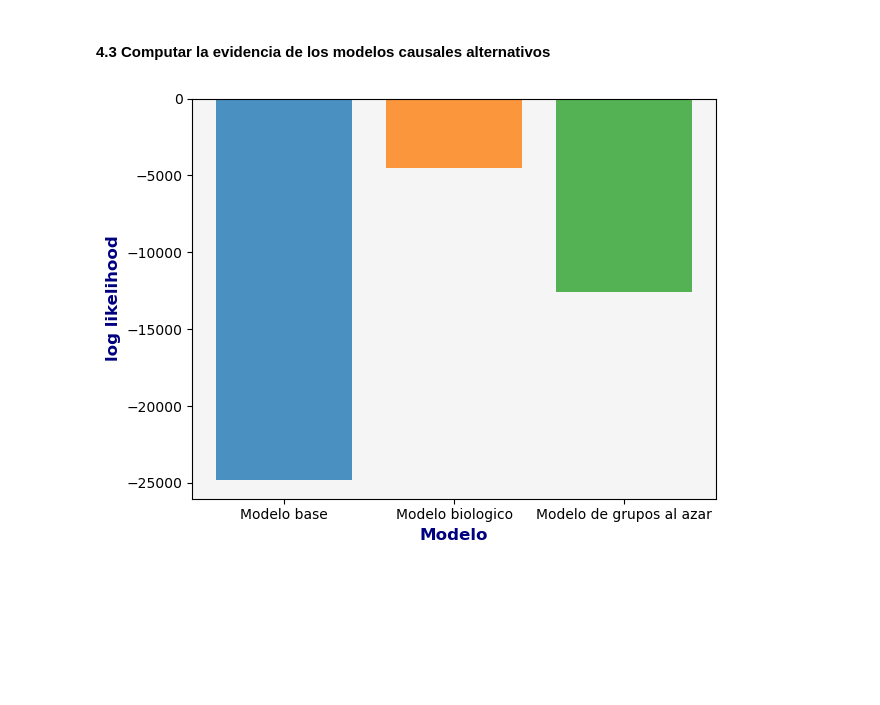
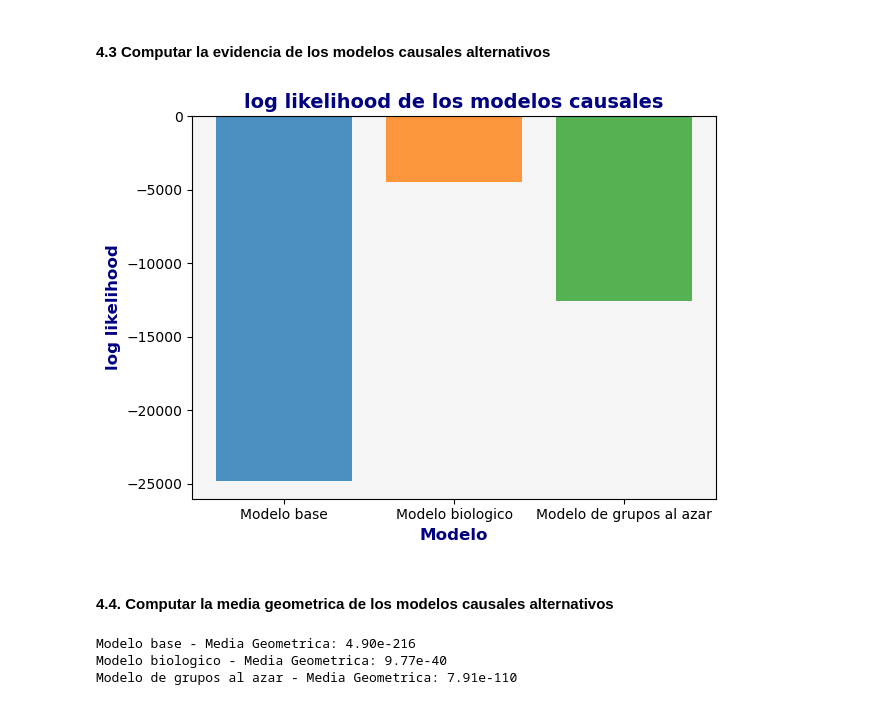
Before and after one commit to DamianPiuselli/Inferencia-Bayesiana-Causal, a Jupyter notebook: practica2/practica2.ipynb, the cells around one changed output. Cells and saved outputs as stored; diff of their text form; code cells hidden in the pictures; blank space fills up the shorter version.

```diff
--- a/practica2/practica2.ipynb
+++ b/practica2/practica2.ipynb
@@ -681,17 +681,31 @@ X2 = np.hstack([data["altura_madre"].values.reshape(-1, 1), grupos])
 # %%
 fig, ax = plt.subplots()
 
 _legend = ["Modelo base", "Modelo biologico", "Modelo de grupos al azar"]
 ax.set_xlabel("Modelo")
 ax.set_xticks(range(len(_legend)))
 ax.set_xticklabels(_legend)
 ax.set_ylabel("log likelihood")
+ax.set_title("log likelihood de los modelos causales")
 
-
+log_evidence_mj = []
 for i, X in enumerate([X0, X1, X2]):
     # alpha "chico" -> prior poco informatico
     # beta "grande" -> ruido en el observable bajo.
     log_evidence_i = log_evidence(y, X, 1e-6, 25)
+    log_evidence_mj.append(log_evidence_i)
     ax.bar(i, log_evidence_i, label=_legend[i], alpha=0.8)
 # %% [output]
-[figure, old version]
+[figure, new version]
+# %% [markdown]
+#### 4.4. Computar la media geometrica de los modelos causales alternativos
+# %%
+# GeoMean_M  = ( P(D∣M) ) ** 1/N = exp( log_evidence / N )
+
+for i, ll in enumerate(log_evidence_mj):
+    geomean = np.exp(ll / len(y))
+    print(f"{_legend[i]} - Media Geometrica: {geomean:.2e}")
+# %% [output]
+Modelo base - Media Geometrica: 4.90e-216
+Modelo biologico - Media Geometrica: 9.77e-40
+Modelo de grupos al azar - Media Geometrica: 7.91e-110
```
Also changed, not shown: parts of 2 cells of this notebook.
